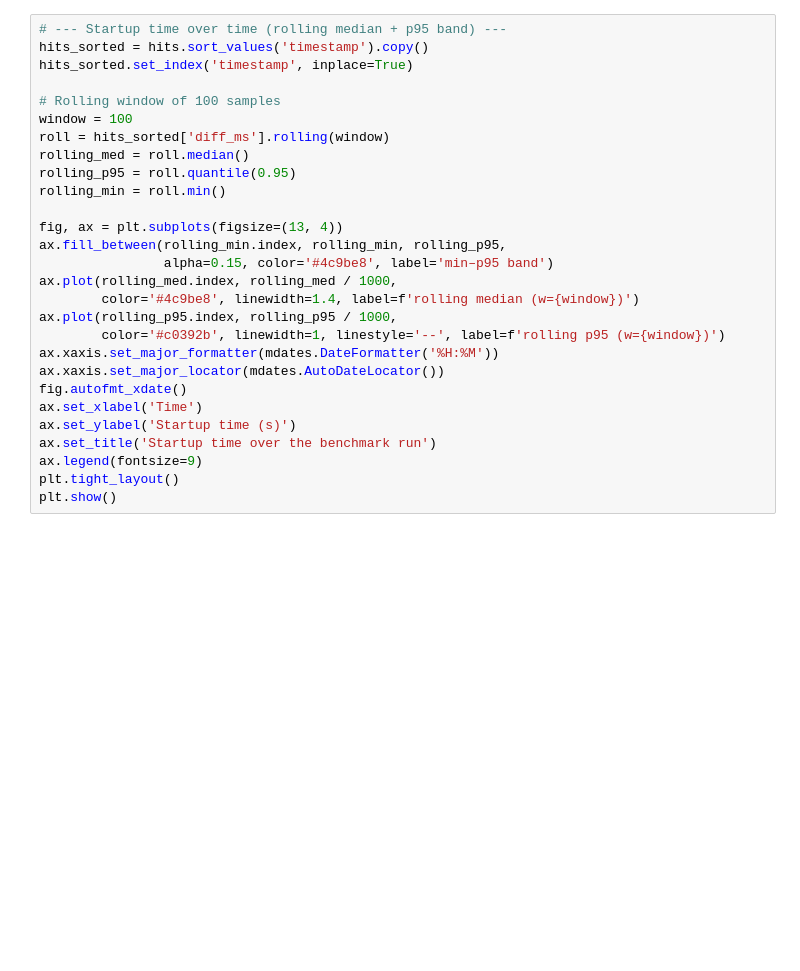
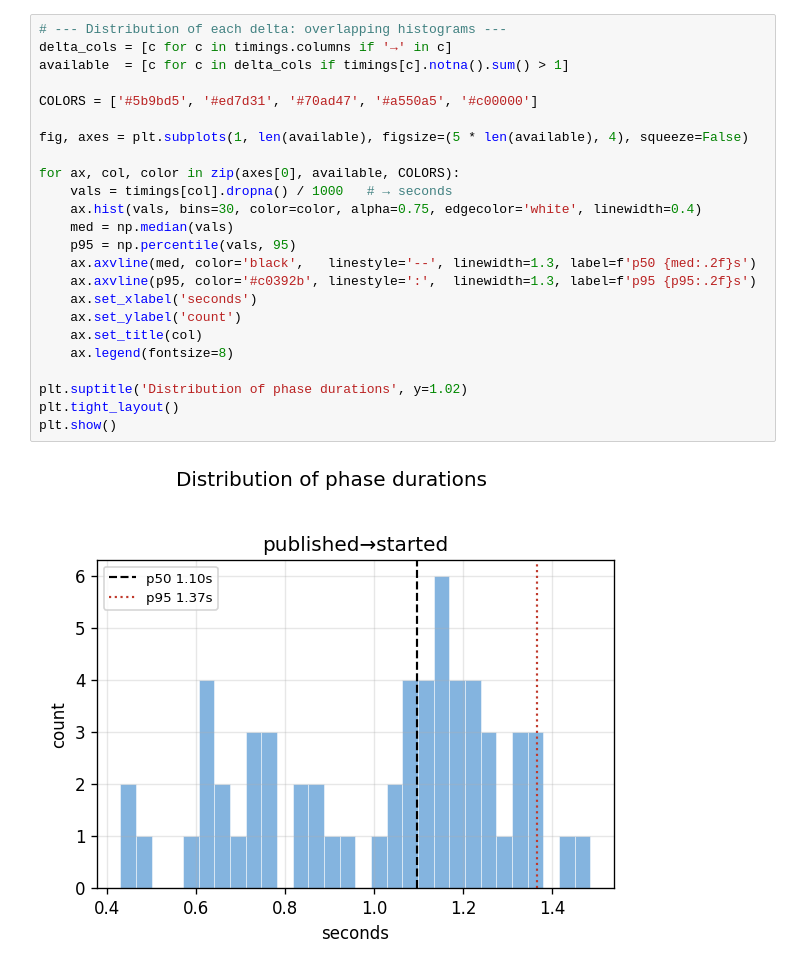
Before and after one commit to EnclaveRunner/benchmark, a Jupyter notebook: notebooks/startup_analysis.ipynb, the cells around one changed output. Cells and saved outputs as stored; diff of their text form; blank space fills up the shorter version.

```diff
--- a/notebooks/startup_analysis.ipynb
+++ b/notebooks/startup_analysis.ipynb
@@ -93,29 +163,27 @@ plt.show()
 # %%
-# --- Startup time over time (rolling median + p95 band) ---
-hits_sorted = hits.sort_values('timestamp').copy()
-hits_sorted.set_index('timestamp', inplace=True)
+# --- Distribution of each delta: overlapping histograms ---
+delta_cols = [c for c in timings.columns if '→' in c]
+available  = [c for c in delta_cols if timings[c].notna().sum() > 1]
 
-# Rolling window of 100 samples
-window = 100
-roll = hits_sorted['diff_ms'].rolling(window)
-rolling_med = roll.median()
-rolling_p95 = roll.quantile(0.95)
-rolling_min = roll.min()
+COLORS = ['#5b9bd5', '#ed7d31', '#70ad47', '#a550a5', '#c00000']
 
-fig, ax = plt.subplots(figsize=(13, 4))
-ax.fill_between(rolling_min.index, rolling_min, rolling_p95,
-                alpha=0.15, color='#4c9be8', label='min–p95 band')
-ax.plot(rolling_med.index, rolling_med / 1000,
-        color='#4c9be8', linewidth=1.4, label=f'rolling median (w={window})')
-ax.plot(rolling_p95.index, rolling_p95 / 1000,
-        color='#c0392b', linewidth=1, linestyle='--', label=f'rolling p95 (w={window})')
-ax.xaxis.set_major_formatter(mdates.DateFormatter('%H:%M'))
-ax.xaxis.set_major_locator(mdates.AutoDateLocator())
-fig.autofmt_xdate()
-ax.set_xlabel('Time')
-ax.set_ylabel('Startup time (s)')
-ax.set_title('Startup time over the benchmark run')
-ax.legend(fontsize=9)
+fig, axes = plt.subplots(1, len(available), figsize=(5 * len(available), 4), squeeze=False)
+
+for ax, col, color in zip(axes[0], available, COLORS):
+    vals = timings[col].dropna() / 1000   # → seconds
+    ax.hist(vals, bins=30, color=color, alpha=0.75, edgecolor='white', linewidth=0.4)
+    med = np.median(vals)
+    p95 = np.percentile(vals, 95)
+    ax.axvline(med, color='black',   linestyle='--', linewidth=1.3, label=f'p50 {med:.2f}s')
+    ax.axvline(p95, color='#c0392b', linestyle=':',  linewidth=1.3, label=f'p95 {p95:.2f}s')
+    ax.set_xlabel('seconds')
+    ax.set_ylabel('count')
+    ax.set_title(col)
+    ax.legend(fontsize=8)
+
+plt.suptitle('Distribution of phase durations', y=1.02)
 plt.tight_layout()
 plt.show()
+# %% [output]
+[figure, added]
 # %%
```
Also changed, not shown: parts of 7 cells of this notebook, 2 other files.
